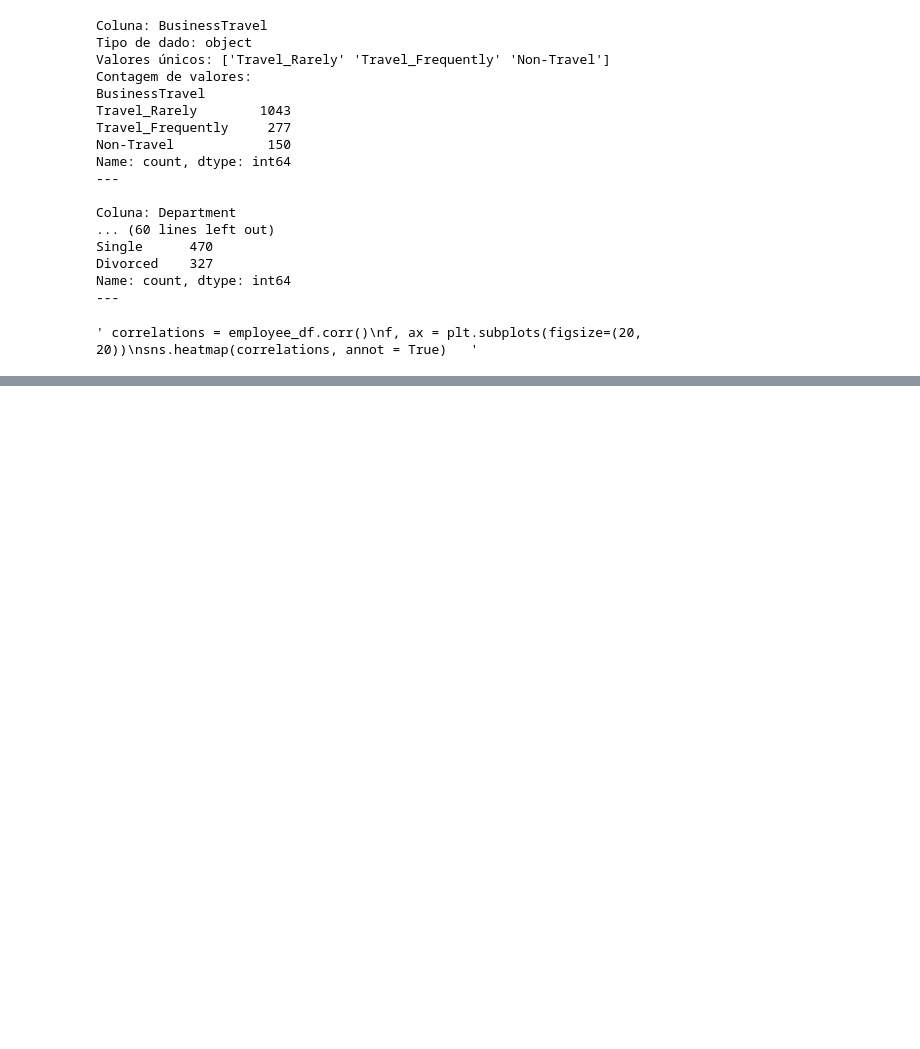
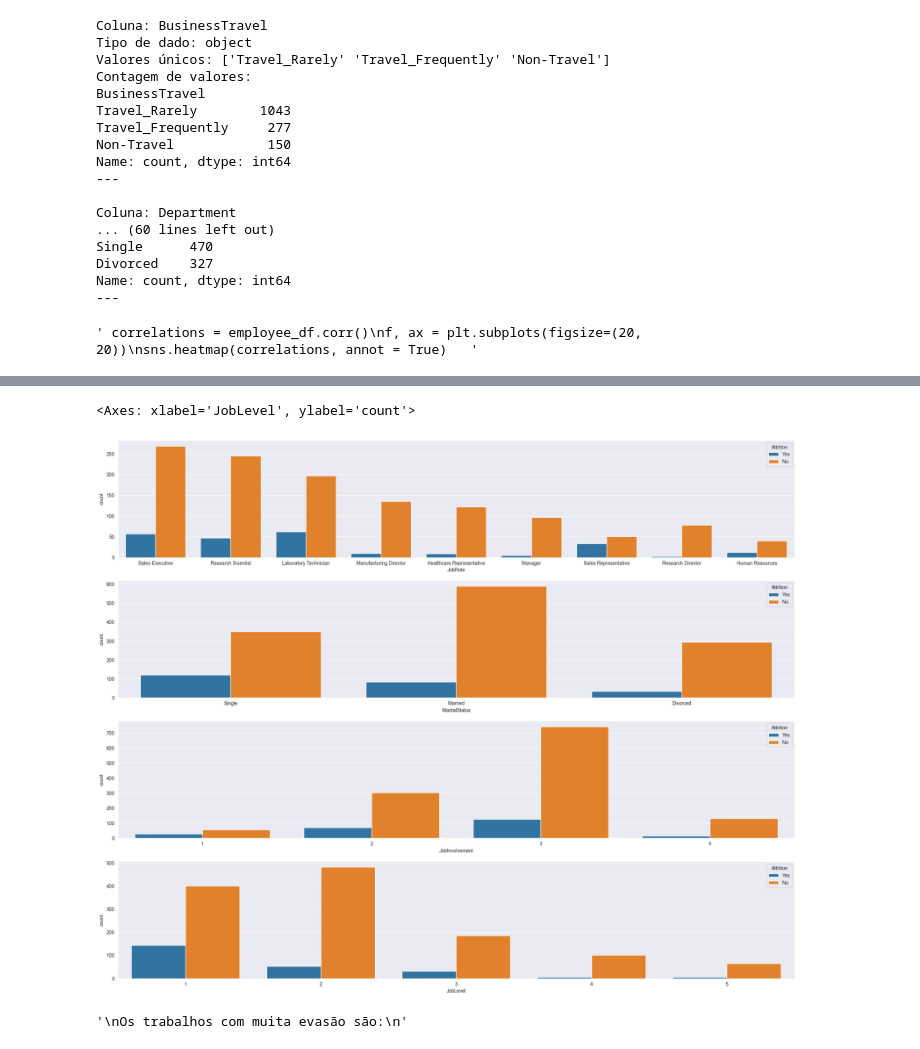
Before and after one commit to Haell39/HR-Analytics, a Jupyter notebook: notebooks/EDA_HR.ipynb, the cells around one changed output, grey strips where cells are left out. Cells and saved outputs as stored; diff of their text form; code cells hidden in the pictures; blank space fills up the shorter version.

Commit message:
continuando trabalho

```diff
--- a/notebooks/EDA_HR.ipynb
+++ b/notebooks/EDA_HR.ipynb
@@ -361,0 +368,38 @@ Age have a solid correlation with MonthlyIncome -> 0.5
+# %%
+# Marital status, Job Roles, Job LV and Involvement
+# Remember! Attrition = Employee loss / Turnover
+
+employee_df = pd.read_csv('../data/raw/Human_Resources.csv')
+plt.figure(figsize=(25, 20))
+
+plt.subplot(411)
+sns.countplot(x = 'JobRole', hue= 'Attrition', data = employee_df)
+
+plt.subplot(412)
+sns.countplot(x = 'MaritalStatus', hue= 'Attrition', data = employee_df)
+
+plt.subplot(413)
+sns.countplot(x = 'JobInvolvement', hue= 'Attrition', data = employee_df)
+
+plt.subplot(414)
+sns.countplot(x = 'JobLevel', hue= 'Attrition', data = employee_df)
+# %% [output]
+<Axes: xlabel='JobLevel', ylabel='count'>
+[figure, added]
+# %%
+# Some finding:
+
+"""
+Jobs with high attrition rates:
+- Human Resources (HR)
+- Sales Representative
+- Laboratory Technician
+
+Single employees tend to have higher attrition rates.
+
+Employees with Involvement Level 1 show high attrition, and as involvement increases, attrition decreases.
+
+Employees at Job Level 1 experience high attrition, and as the Job Level increases, attrition decreases.
+"""
+# %% [output]
+'\nOs trabalhos com muita evasão são:\n'
```
Also changed, not shown: parts of 13 cells of this notebook, 2 other files.
